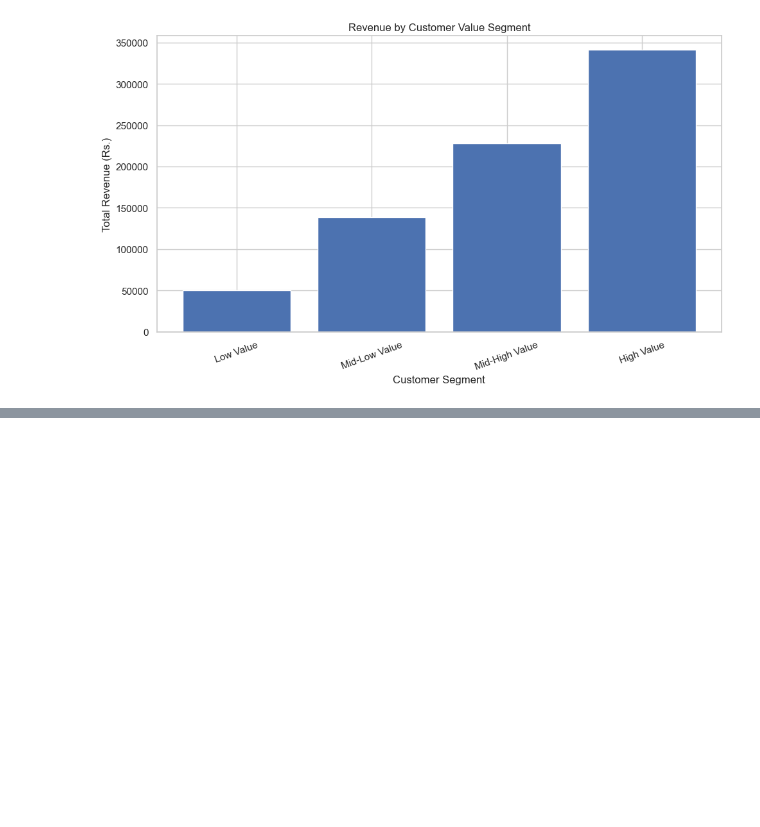
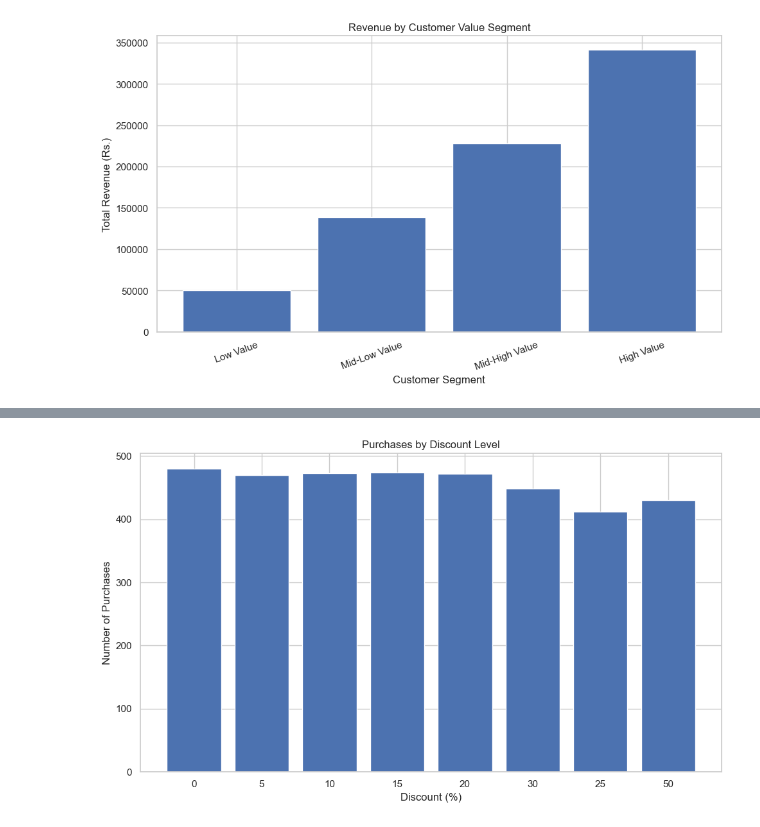
Before and after one commit to lomboto05-commits/eCommerce-customer-analytics, a Jupyter notebook: ecomemerce_customer_analytics.ipynb, the cells around one changed output, grey strips where cells are left out. Saved outputs shown, nothing was run; the diff lists cells and outputs as text; code cells hidden in the pictures; blank space fills up the shorter version.

```diff
--- a/ecomemerce_customer_analytics.ipynb
+++ b/ecomemerce_customer_analytics.ipynb
@@ -407,0 +445,16 @@ plt.show()
+# %%
+plt.figure(figsize=(10, 6))
+
+plt.bar(
+    discount_analysis.index.astype(str),
+    discount_analysis["Purchases"]
+)
+
+plt.title("Purchases by Discount Level")
+plt.xlabel("Discount (%)")
+plt.ylabel("Number of Purchases")
+
+plt.tight_layout()
+plt.show()
+# %% [output]
+[figure, added]
```
Also changed, not shown: parts of 5 cells of this notebook.
